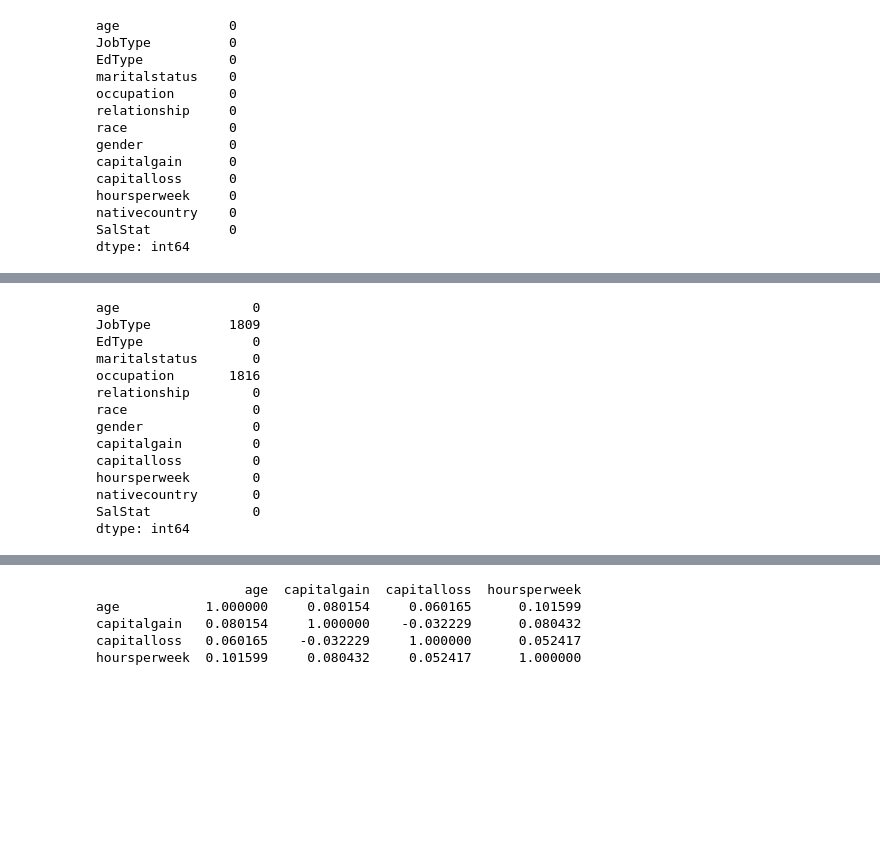
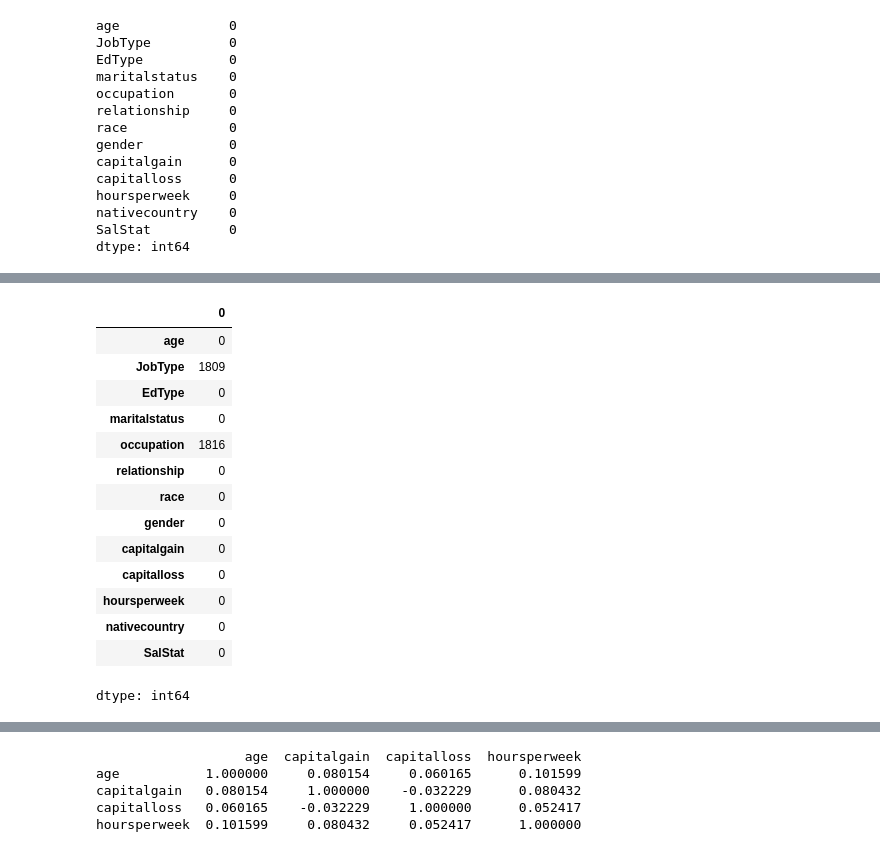
Before and after one commit to Anamika-18/Project_Subsidy, a Jupyter notebook: Project_subsidy.ipynb, the cells around one changed output, grey strips where cells are left out. Cells and saved outputs as stored; diff of their text form; code cells hidden in the pictures; blank space fills up the shorter version.

```diff
--- a/Project_subsidy.ipynb
+++ b/Project_subsidy.ipynb
@@ -130,19 +129,23 @@ data = pd.read_csv(io.StringIO(uploaded['income(1).csv'].decode('utf-8')) , na_v
 # %%
 #data preprocessing
+# %%
+data['JobType'] = data['JobType'].replace(' ?', np.nan)
+data['occupation'] = data['occupation'].replace(' ?', np.nan)
 # %%
-print(data.isnull().sum())
+data.isnull().sum()
 # %% [output]
+|  | 0 |
+| age | 0 |
+| JobType | 1809 |
+| EdType | 0 |
+| maritalstatus | 0 |
+| occupation | 1816 |
+| relationship | 0 |
+| race | 0 |
+| gender | 0 |
+| capitalgain | 0 |
+| capitalloss | 0 |
+| hoursperweek | 0 |
+| nativecountry | 0 |
+| SalStat | 0 |
-age                 0
-JobType          1809
-EdType              0
-maritalstatus       0
-occupation       1816
-relationship        0
-race                0
-gender              0
-capitalgain         0
-capitalloss         0
-hoursperweek        0
-nativecountry       0
-SalStat             0
 dtype: int64
```
Also changed, not shown: parts of 24 cells of this notebook.
